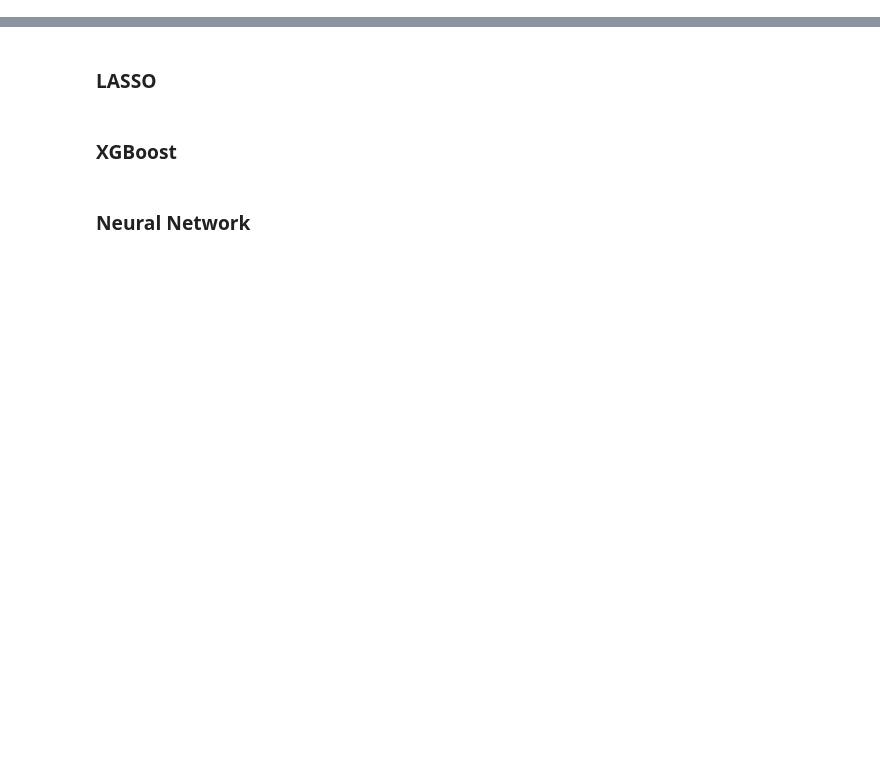
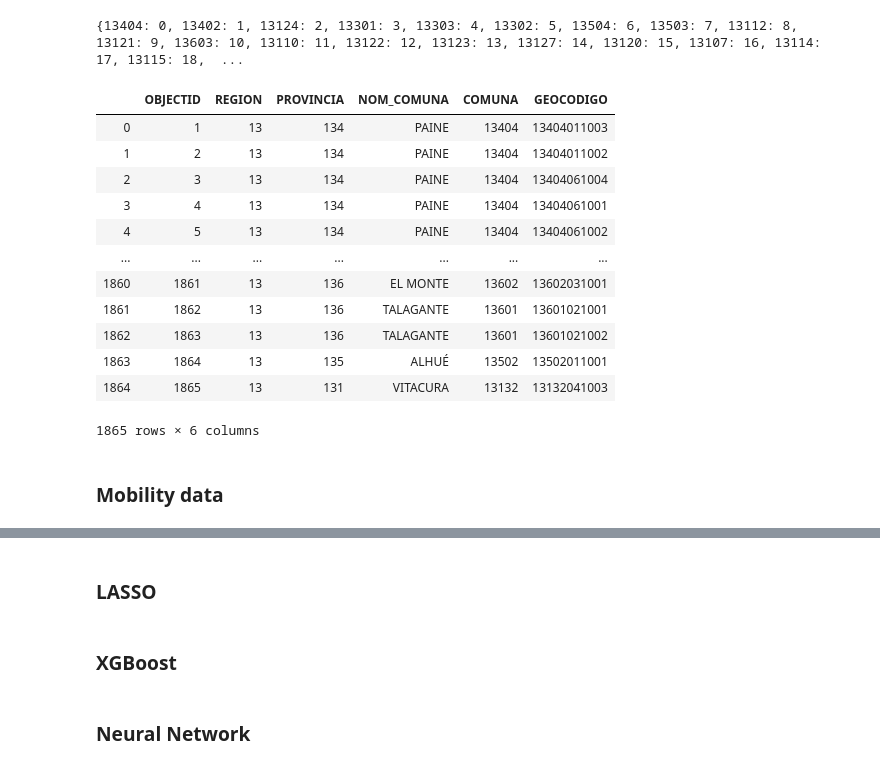
Before and after one commit to gweintra/covid19, a Jupyter notebook: ml_models.ipynb, the cells around one changed output, grey strips where cells are left out. Drawn from its saved outputs; the diff is of its cells as text; code cells hidden in the pictures; blank space fills up the shorter version.

```diff
--- a/ml_models.ipynb
+++ b/ml_models.ipynb
@@ -11,0 +29,23 @@ df.head()
+# %%
+# commune_zone_list = lambda x: list(df_zones[df_zones.COMUNA==x].GEOCODIGO.values)
+# dict_commune_zones = {commune:commune_zone_list(commune) for commune in df_zones.COMUNA.unique()}
+print(dict_commune_id)
+# print(dict_zone_commune_id)
+df_zones
+# %% [output]
+{13404: 0, 13402: 1, 13124: 2, 13301: 3, 13303: 4, 13302: 5, 13504: 6, 13503: 7, 13112: 8, 13121: 9, 13603: 10, 13110: 11, 13122: 12, 13123: 13, 13127: 14, 13120: 15, 13107: 16, 13114: 17, 13115: 18,  ...
+|  | OBJECTID | REGION | PROVINCIA | NOM_COMUNA | COMUNA | GEOCODIGO |
+| 0 | 1 | 13 | 134 | PAINE | 13404 | 13404011003 |
+| 1 | 2 | 13 | 134 | PAINE | 13404 | 13404011002 |
+| 2 | 3 | 13 | 134 | PAINE | 13404 | 13404061004 |
+| 3 | 4 | 13 | 134 | PAINE | 13404 | 13404061001 |
+| 4 | 5 | 13 | 134 | PAINE | 13404 | 13404061002 |
+| ... | ... | ... | ... | ... | ... | ... |
+| 1860 | 1861 | 13 | 136 | EL MONTE | 13602 | 13602031001 |
+| 1861 | 1862 | 13 | 136 | TALAGANTE | 13601 | 13601021001 |
+| 1862 | 1863 | 13 | 136 | TALAGANTE | 13601 | 13601021002 |
+| 1863 | 1864 | 13 | 135 | ALHUÉ | 13502 | 13502011001 |
+| 1864 | 1865 | 13 | 131 | VITACURA | 13132 | 13132041003 |
+1865 rows × 6 columns
+# %% [markdown]
+### Mobility data
```
Also changed, not shown: parts of 11 cells of this notebook.
